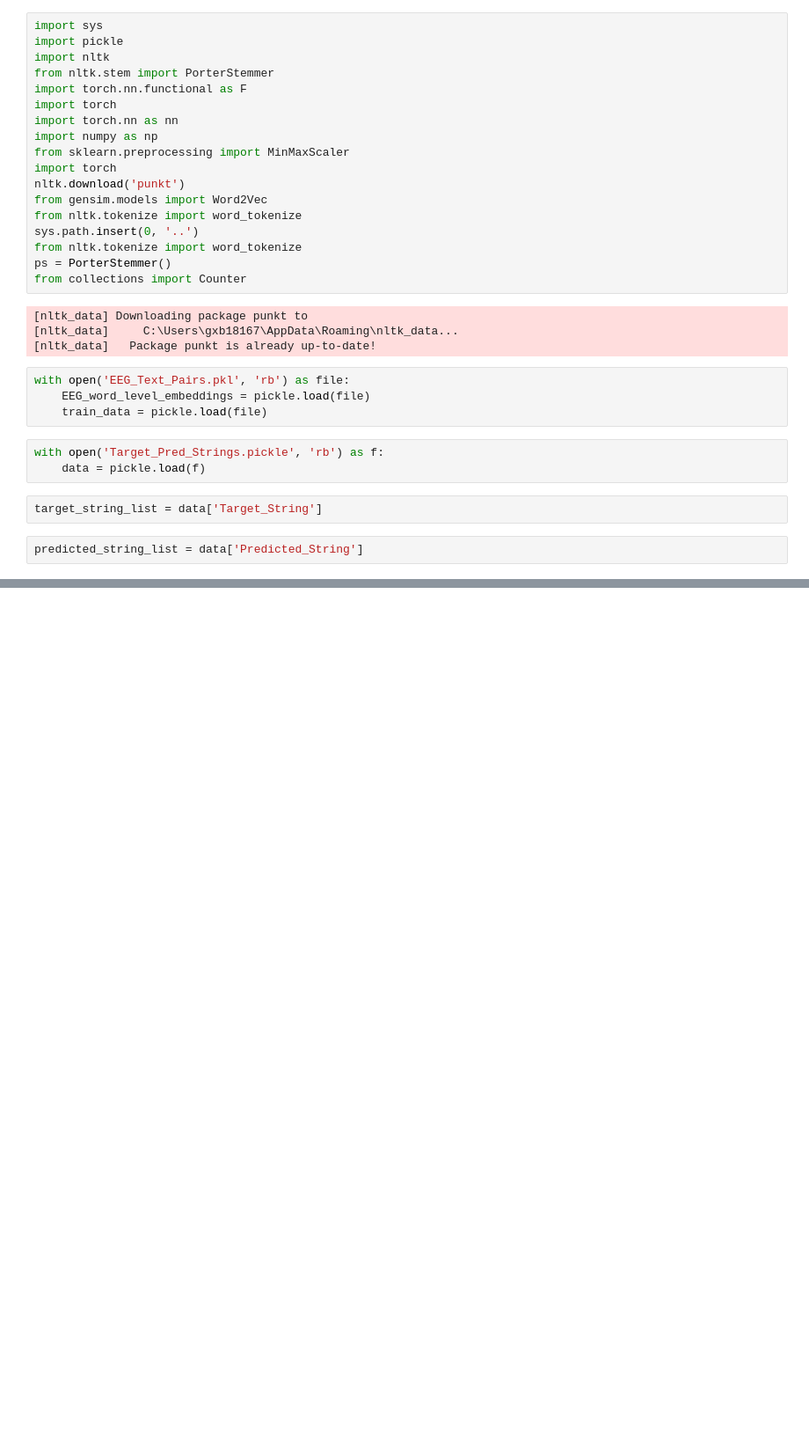
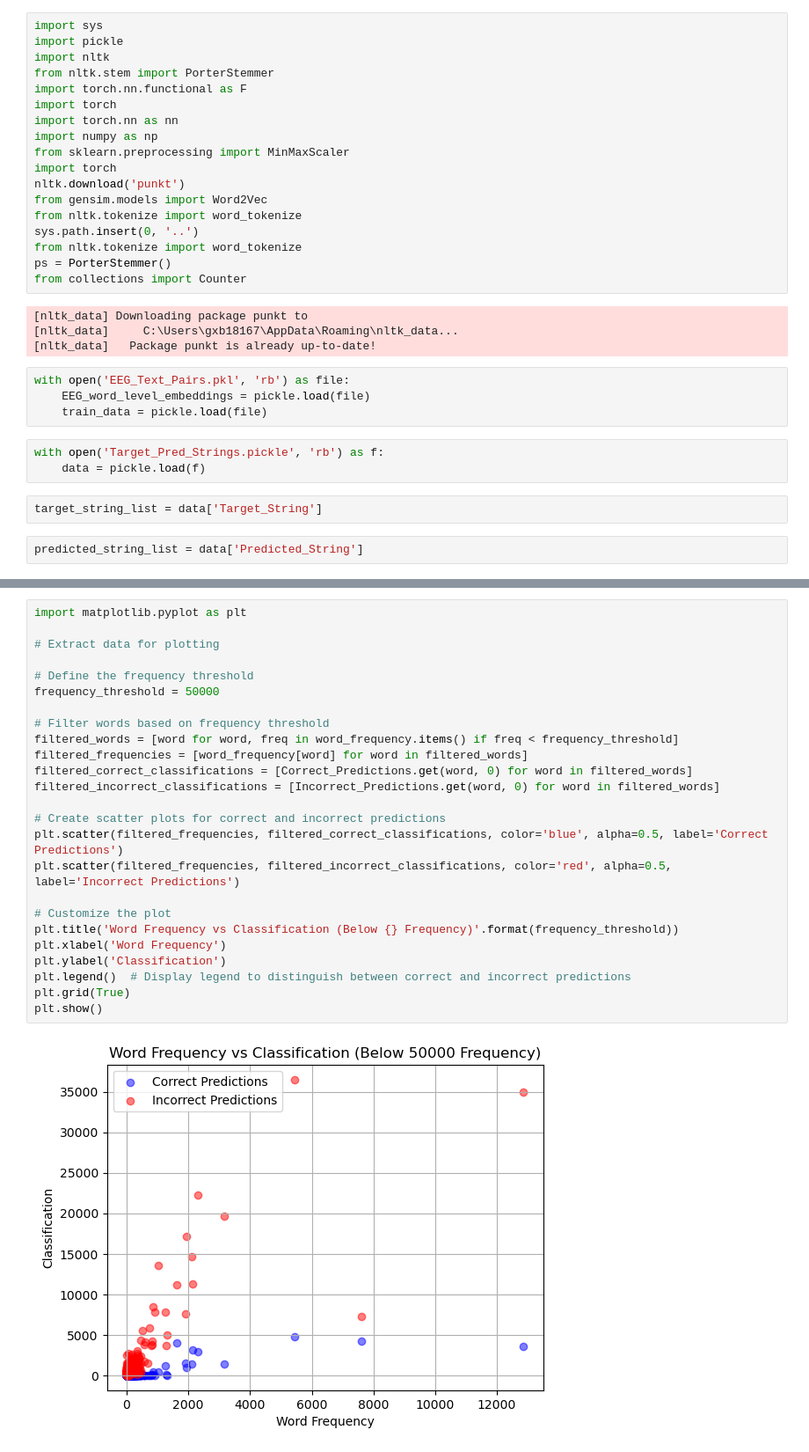
Before and after one commit to NeuraSearch/EEG-To-Text, a Jupyter notebook: SIGIR_Development/EEG-To-Text/correct_distribution.ipynb, the cells around one changed output, grey strips where cells are left out. Shown at 88% size. Saved outputs shown, nothing was run; the diff lists cells and outputs as text; blank space fills up the shorter version.

```diff
--- a/SIGIR_Development/EEG-To-Text/correct_distribution.ipynb
+++ b/SIGIR_Development/EEG-To-Text/correct_distribution.ipynb
@@ -130,0 +151,27 @@ plt.show()
+# %%
+import matplotlib.pyplot as plt
+
+# Extract data for plotting
+
+# Define the frequency threshold
+frequency_threshold = 50000
+
+# Filter words based on frequency threshold
+filtered_words = [word for word, freq in word_frequency.items() if freq < frequency_threshold]
+filtered_frequencies = [word_frequency[word] for word in filtered_words]
+filtered_correct_classifications = [Correct_Predictions.get(word, 0) for word in filtered_words]
+filtered_incorrect_classifications = [Incorrect_Predictions.get(word, 0) for word in filtered_words]
+
+# Create scatter plots for correct and incorrect predictions
+plt.scatter(filtered_frequencies, filtered_correct_classifications, color='blue', alpha=0.5, label='Correct Predictions')
+plt.scatter(filtered_frequencies, filtered_incorrect_classifications, color='red', alpha=0.5, label='Incorrect Predictions')
+
+# Customize the plot
+plt.title('Word Frequency vs Classification (Below {} Frequency)'.format(frequency_threshold))
+plt.xlabel('Word Frequency')
+plt.ylabel('Classification')
+plt.legend()  # Display legend to distinguish between correct and incorrect predictions
+plt.grid(True)
+plt.show()
+# %% [output]
+[figure, added]
```
Also changed, not shown: parts of 4 cells of this notebook.
